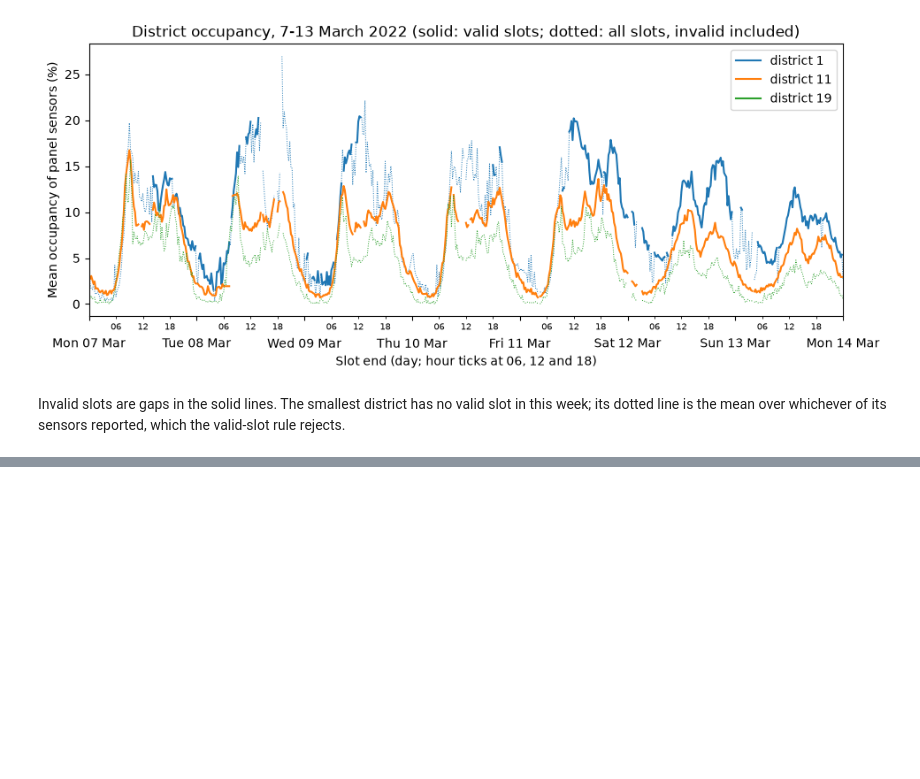
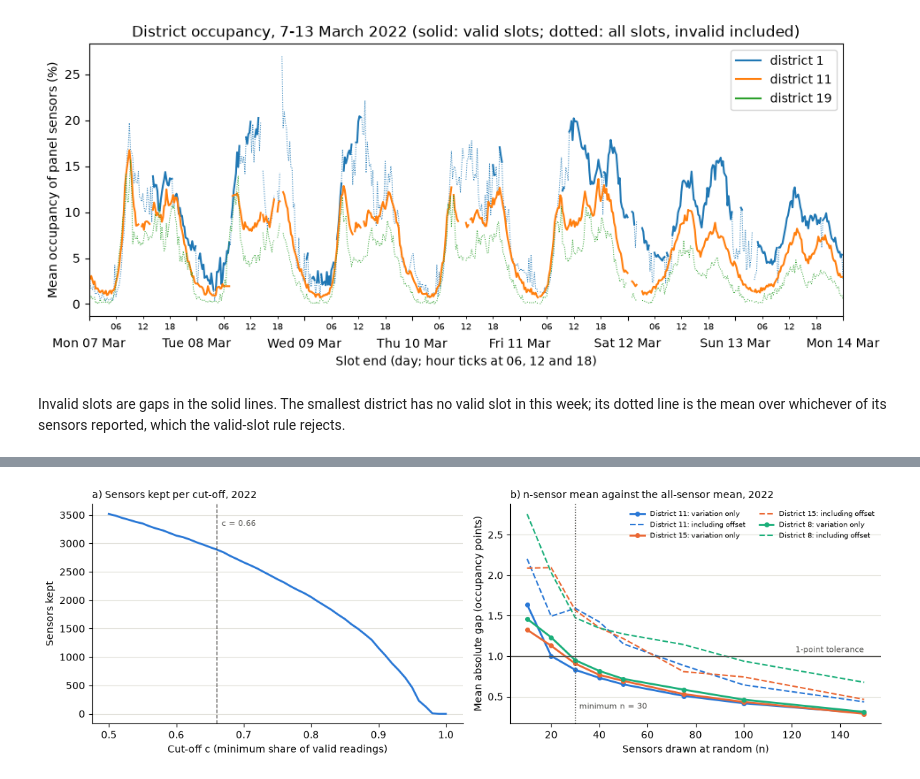
Before and after one commit to AnhTRJotnar/madrid-congestion, a Jupyter notebook: notebooks/1.0-anh-initial-exploration.ipynb, the cells around one changed output, grey strips where cells are left out. Drawn from its saved outputs; the diff is of its cells as text; code cells hidden in the pictures; blank space fills up the shorter version.

```diff
--- a/notebooks/1.0-anh-initial-exploration.ipynb
+++ b/notebooks/1.0-anh-initial-exploration.ipynb
@@ -2158,0 +2216,25 @@ valid district slots starting 06:00-09:59 (share): 0.782
+# %%
+# Figure 3.4: (a) sensors kept per cut-off, (b) the subsampling test behind the district minimum
+fig, (left, right) = plt.subplots(1, 2, figsize=(12, 4))
+left.plot(cutoffs, points_kept, color=COLORS[0], lw=2)
+left.axvline(PANEL_CUTOFF, color=INK, lw=1, ls="--")
+left.annotate(f"c = {PANEL_CUTOFF}", (PANEL_CUTOFF, max(points_kept)), xytext=(5, -12), textcoords="offset points", fontsize=8, color=INK)
+left.set_title("a) Sensors kept per cut-off, 2022", loc="left", fontsize=10)
+left.set(xlabel="Cut-off c (minimum share of valid readings)", ylabel="Sensors kept")
+for color, district in zip(COLORS, TEST_DISTRICTS):
+    curve = both_measures.filter(pl.col("distrito") == district).sort("n")
+    right.plot(curve["n"], curve["mean_wobble"], color=color, lw=2, marker="o", ms=4, label=f"District {district}: variation only")
+    right.plot(curve["n"], curve["mean_gap"], color=color, lw=1.5, ls="--", label=f"District {district}: including offset")
+right.axhline(TOLERANCE, color=INK, lw=1)
+right.axvline(district_minimum, color=INK, lw=1, ls=":")
+right.annotate("1-point tolerance", (150, TOLERANCE), xytext=(0, 4), textcoords="offset points", ha="right", fontsize=8, color=INK)
+right.annotate(f"minimum n = {district_minimum}", (district_minimum, 0.35), xytext=(4, 0), textcoords="offset points", fontsize=8, color=INK)
+right.set_title("b) n-sensor mean against the all-sensor mean, 2022", loc="left", fontsize=10)
+right.set(xlabel="Sensors drawn at random (n)", ylabel="Mean absolute gap (occupancy points)")
+right.legend(frameon=False, fontsize=7, ncol=2)
+for ax in (left, right):
+    tidy(ax)
+fig.tight_layout()
+fig.savefig(FIGURES_DIR / "fig-3-4-panel-and-minimum.png", dpi=200)
+# %% [output]
+[figure, added]
```
Also changed, not shown: parts of 11 cells of this notebook, 13 other files.
